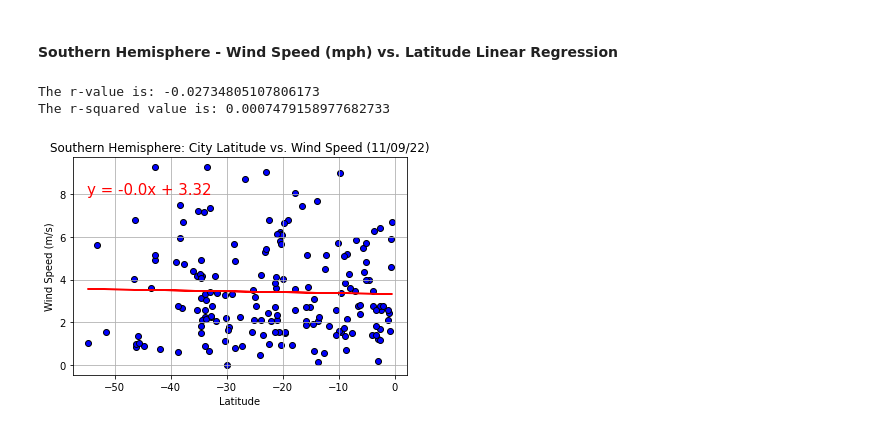
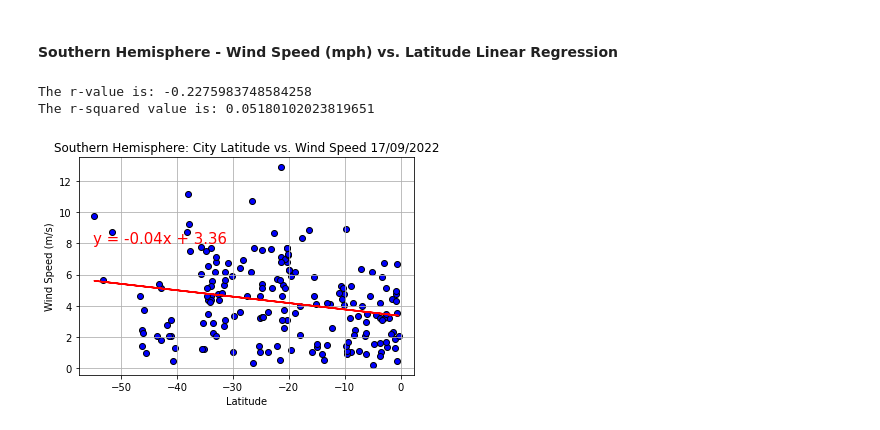
Before and after one commit to FrankMS3/API-Vacation-Finder, a Jupyter notebook: WeatherPy/WeatherPy.ipynb, the cells around one changed output. Saved outputs shown, nothing was run; the diff lists cells and outputs as text; code cells hidden in the pictures.

```diff
--- a/WeatherPy/WeatherPy.ipynb
+++ b/WeatherPy/WeatherPy.ipynb
@@ -69,7 +75,7 @@ humidity = []
 cloudiness = []
 wind = []
 country = []
-date = []
+dt = []
 count = 1
 # Loop through the list of cities and perform a request for data on each
 print("Beginning Data Retrieval")
@@ -85,7 +91,7 @@ for city in cities:
         cloudiness.append(response["clouds"]["all"])
         wind.append(response["wind"]["speed"])
         country.append(response["sys"]["country"])
-        date.append(response["dt"])
+        dt.append(response["dt"])
         print(f"Processing Record {count} | {city}")
         count += 1
     except Exception:
@@ -124,7 +130,7 @@ weather_dict = {
     "Cloudiness" : cloudiness,
     "Wind Speed" : wind,
     "Country" : country,
-    "Date" : date
+    "Date" : dt
 }
 weather_df = pd.DataFrame(weather_dict)
 # Saving DataFrame to a .csv
@@ -489,27 +496,27 @@ The r-squared value is: 0.003036523421270938
 # %%
 x_values = southern_hem_df["Latitude"]
 y_values = southern_hem_df["Wind Speed"]
 # Calculating linear regression values
 (slope, intercept, rvalue, pvalue, stderr) = linregress(x_values, y_values)
 regress_values = x_values * slope + intercept
 line_eq = "y = " + str(round(slope, 2)) + "x + " + str(round(intercept, 2))
 # Creating scatterplot
 plt.scatter(x_values, y_values, marker="o", facecolors="b", edgecolors="black")
 plt.plot(x_values, regress_values, "r-")
 plt.annotate(line_eq, (-55, 8), fontsize=15, color="r")
-plt.title("Southern Hemisphere: City Latitude vs. Wind Speed (11/09/22)")
+plt.title(f"Southern Hemisphere: City Latitude vs. Wind Speed {date}")
 plt.ylabel("Wind Speed (m/s)")
 plt.xlabel("Latitude")
 plt.grid()
 
 print("The r-value is: " + str(rvalue))
 print("The r-squared value is: " + str(rvalue ** 2))
 
 # Saving figure as a .png file
-plt.savefig("../output_data/figure12.png")
+plt.savefig("../Images/figure12.png")
 
 plt.show()
 # %% [output]
-The r-value is: -0.02734805107806173
-The r-squared value is: 0.0007479158977682733
+The r-value is: -0.2275983748584258
+The r-squared value is: 0.05180102023819651
-[figure, old version]
+[figure, new version]
```
Also changed, not shown: parts of 20 cells of this notebook, 29 other files.
